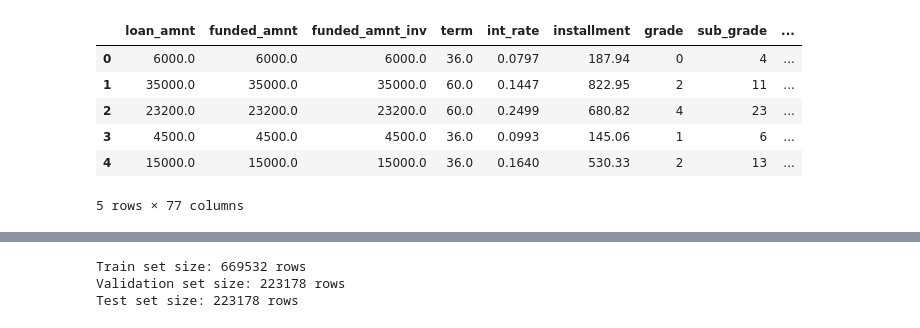
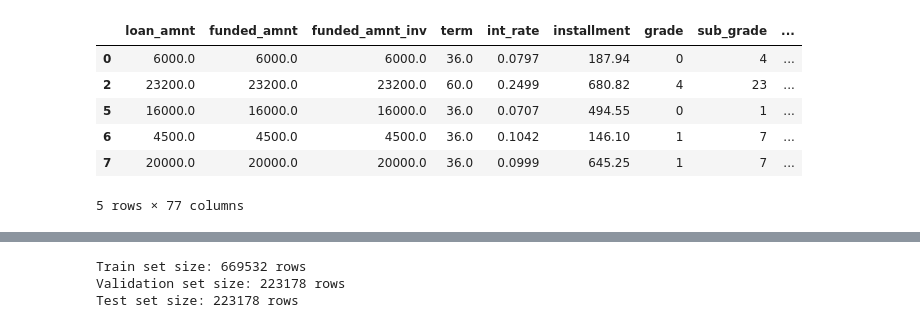
Before and after one commit to SNU-fintech-team-4/LendSure, a Jupyter notebook: Domain-team/loan_status_modeling_v2.ipynb, the cells around one changed output, grey strips where cells are left out. Saved outputs shown, nothing was run; the diff lists cells and outputs as text; code cells hidden in the pictures.

```diff
--- a/Domain-team/loan_status_modeling_v2.ipynb
+++ b/Domain-team/loan_status_modeling_v2.ipynb
@@ -22,7 +21,7 @@ from xgboost import XGBClassifier
 import xgboost as xgb
 from tqdm import tqdm
 # %%
-df = pd.read_csv("./lending_club_2020_train.csv", low_memory=False)
+df = pd.read_csv("./lending_club_2020_train.csv")
 
 df = df.drop(columns=["id",
                       "url",
@@ -198,8 +197,8 @@ df[cols] = df[cols].fillna(df[cols].mean())
 # 칼럼 값이 "Fully Paid"가 아닌 값들은 다 default로 판별
 # non-default = 0, default = 1
 # 'Fully Paid'와 'Charged Off'가 아닌 행 제거
-# df = df[df['loan_status'].isin(['Fully Paid', 'Charged Off'])]
-# df['loan_status'] = np.where(df['loan_status'] == 'Fully Paid', 0, 1)
+df = df[df['loan_status'].isin(['Fully Paid', 'Charged Off'])]
+df['loan_status'] = np.where(df['loan_status'] == 'Fully Paid', 0, 1)
 
 # drop columns
 '''
@@ -242,37 +241,37 @@ df = df.drop(columns=["zip_code",
                       "earliest_cr_line",
                       "initial_list_status",
                       "last_credit_pull_d",
                       "debt_settlement_flag",
                       "mo_sin_rcnt_rev_tl_op",
                       "mo_sin_rcnt_tl",
                       "last_pymnt_d",
                       "last_pymnt_amnt",
                       "pymnt_plan",
                       "total_rec_prncp",
                       "total_rec_int",
                       "total_pymnt",
                       "total_pymnt_inv"
                       ])
 
 
 
 # Qualitative var labeling(nominal var. without ordinal var)
 
 df = pd.get_dummies(df, columns=["home_ownership", "verification_status"], drop_first=True)
 
 # Data cleansing v5
 # 채무불이행 이후에 발생하는 데이터를 가진 칼럼 삭제
 df = df.drop(columns=["recoveries", "collection_recovery_fee", "collections_12_mths_ex_med", "tot_coll_amt", ])
 df = df.dropna(subset=["loan_status"])
 
 df.head()
 # %% [output]
 |  | loan_amnt | funded_amnt | funded_amnt_inv | term | int_rate | installment | grade | sub_grade | ... |
 | 0 | 6000.0 | 6000.0 | 6000.0 | 36.0 | 0.0797 | 187.94 | 0 | 4 | ... |
-| 1 | 35000.0 | 35000.0 | 35000.0 | 60.0 | 0.1447 | 822.95 | 2 | 11 | ... |
 | 2 | 23200.0 | 23200.0 | 23200.0 | 60.0 | 0.2499 | 680.82 | 4 | 23 | ... |
-| 3 | 4500.0 | 4500.0 | 4500.0 | 36.0 | 0.0993 | 145.06 | 1 | 6 | ... |
-| 4 | 15000.0 | 15000.0 | 15000.0 | 36.0 | 0.1640 | 530.33 | 2 | 13 | ... |
+| 5 | 16000.0 | 16000.0 | 16000.0 | 36.0 | 0.0707 | 494.55 | 0 | 1 | ... |
+| 6 | 4500.0 | 4500.0 | 4500.0 | 36.0 | 0.1042 | 146.10 | 1 | 7 | ... |
+| 7 | 20000.0 | 20000.0 | 20000.0 | 36.0 | 0.0999 | 645.25 | 1 | 7 | ... |
 5 rows × 77 columns
 # %%
 df["loan_status"].value_counts()
```
Also changed, not shown: parts of 6 cells of this notebook, 4 other files.
